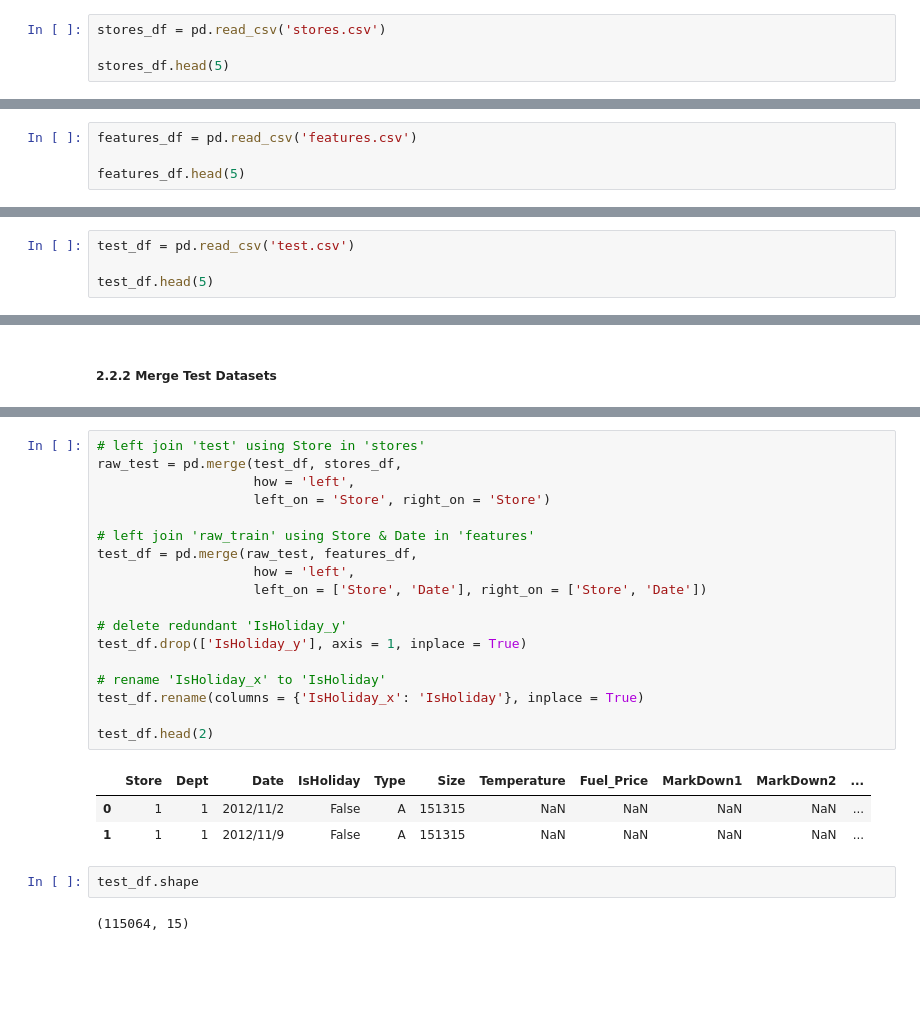
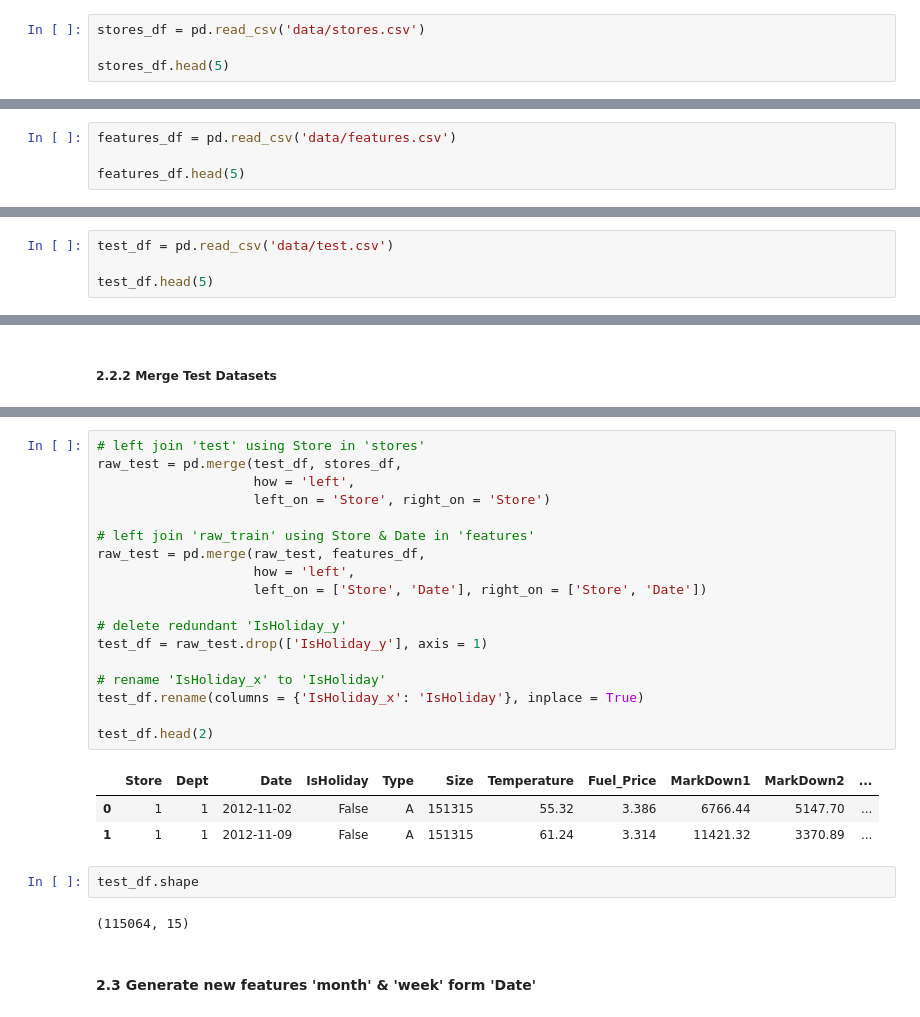
Before and after one commit to Magicboy-Zhang/Walmart_Recruiting_Store_Sales_Forecasting, a Jupyter notebook: Walmart_Recruiting_Store_Sales_Forecasting.ipynb, the cells around one changed output, grey strips where cells are left out. Cells and saved outputs as stored; diff of their text form; blank space fills up the shorter version.

```diff
--- a/Walmart_Recruiting_Store_Sales_Forecasting.ipynb
+++ b/Walmart_Recruiting_Store_Sales_Forecasting.ipynb
@@ -30,7 +30,7 @@ Features:
 - [Type] - the type of store
 - [Size] - the size of the store
 # %%
-stores_df = pd.read_csv('stores.csv')
+stores_df = pd.read_csv('data/stores.csv')
 
 stores_df.head(5)
 # %% [output]
@@ -74,7 +74,7 @@ Features:
 - [Unemployment] - the unemployment rate
 - [IsHoliday] - whether the week is a special holiday week
 # %%
-features_df = pd.read_csv('features.csv')
+features_df = pd.read_csv('data/features.csv')
 
 features_df.head(5)
 # %% [output]
@@ -160,7 +160,7 @@ Features:
 - [Date] - the week
 - [IsHoliday] - whether the week is a special holiday week
 # %%
-test_df = pd.read_csv('test.csv')
+test_df = pd.read_csv('data/test.csv')
 
 test_df.head(5)
 # %% [output]
@@ -297,26 +311,28 @@ train_df.shape
 # %%
 # left join 'test' using Store in 'stores'
 raw_test = pd.merge(test_df, stores_df,
                     how = 'left',
                     left_on = 'Store', right_on = 'Store')
 
 # left join 'raw_train' using Store & Date in 'features'
-test_df = pd.merge(raw_test, features_df,
+raw_test = pd.merge(raw_test, features_df,
                     how = 'left',
                     left_on = ['Store', 'Date'], right_on = ['Store', 'Date'])
 
 # delete redundant 'IsHoliday_y'
-test_df.drop(['IsHoliday_y'], axis = 1, inplace = True)
+test_df = raw_test.drop(['IsHoliday_y'], axis = 1)
 
 # rename 'IsHoliday_x' to 'IsHoliday'
 test_df.rename(columns = {'IsHoliday_x': 'IsHoliday'}, inplace = True)
 
 test_df.head(2)
 # %% [output]
 |  | Store | Dept | Date | IsHoliday | Type | Size | Temperature | Fuel_Price | MarkDown1 | MarkDown2 | ... |
-| 0 | 1 | 1 | 2012/11/2 | False | A | 151315 | NaN | NaN | NaN | NaN | ... |
-| 1 | 1 | 1 | 2012/11/9 | False | A | 151315 | NaN | NaN | NaN | NaN | ... |
+| 0 | 1 | 1 | 2012-11-02 | False | A | 151315 | 55.32 | 3.386 | 6766.44 | 5147.70 | ... |
+| 1 | 1 | 1 | 2012-11-09 | False | A | 151315 | 61.24 | 3.314 | 11421.32 | 3370.89 | ... |
 # %%
 test_df.shape
 # %% [output]
 (115064, 15)
+# %% [markdown]
+#### 2.3 **Generate new features 'month' & 'week' form 'Date'**
```
Also changed, not shown: parts of 101 cells of this notebook, 17 other files.
